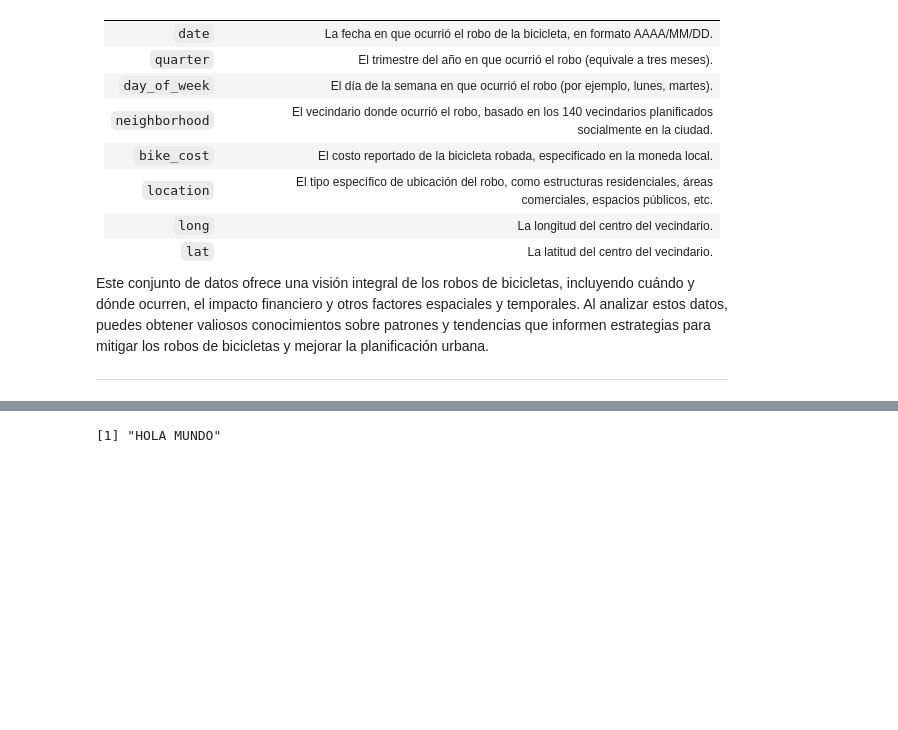
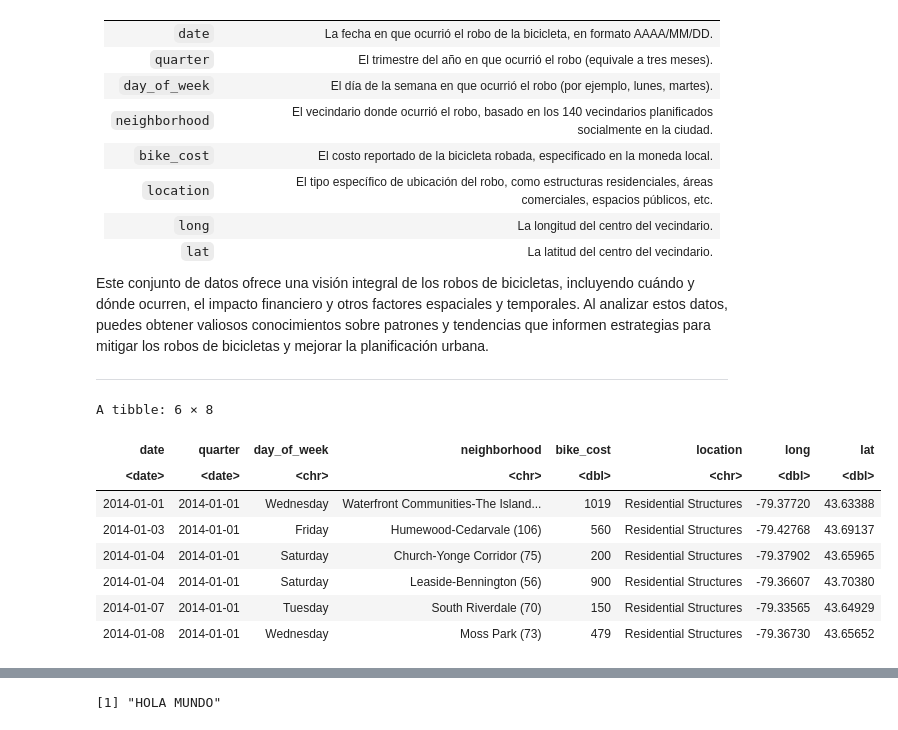
Before and after one commit to olmedoj/tarea-en-r, a Jupyter notebook: ANALISIS DE DATOS EN R II.ipynb, the cells around one changed output, grey strips where cells are left out. Drawn from its saved outputs; the diff is of its cells as text; code cells hidden in the pictures; blank space fills up the shorter version.

```diff
--- a/ANALISIS DE DATOS EN R II.ipynb
+++ b/ANALISIS DE DATOS EN R II.ipynb
@@ -643,9 +893,19 @@ Este conjunto de datos ofrece una visión integral de los robos de bicicletas, i
 # %%
 ## Load tidyverse package
 library(tidyverse)
 ## Read `bike_data`
-bike_data <- read_csv("data/Cleaned_Bicycle_Thefts_Open_Data.csv")
+bike_data <- read_csv("/kaggle/input/tarear2/Cleaned_Bicycle_Thefts_Open_Data.csv",show_col_types = FALSE)
 ## Take a glance of the `bike_data`
 head(bike_data)
+# %% [output]
+A tibble: 6 × 8
+| date | quarter | day_of_week | neighborhood | bike_cost | location | long | lat |
+| <date> | <date> | <chr> | <chr> | <dbl> | <chr> | <dbl> | <dbl> |
+| 2014-01-01 | 2014-01-01 | Wednesday | Waterfront Communities-The Island... | 1019 | Residential Structures | -79.37720 | 43.63388 |
+| 2014-01-03 | 2014-01-01 | Friday | Humewood-Cedarvale (106) | 560 | Residential Structures | -79.42768 | 43.69137 |
+| 2014-01-04 | 2014-01-01 | Saturday | Church-Yonge Corridor (75) | 200 | Residential Structures | -79.37902 | 43.65965 |
+| 2014-01-04 | 2014-01-01 | Saturday | Leaside-Bennington (56) | 900 | Residential Structures | -79.36607 | 43.70380 |
+| 2014-01-07 | 2014-01-01 | Tuesday | South Riverdale (70) | 150 | Residential Structures | -79.33565 | 43.64929 |
+| 2014-01-08 | 2014-01-01 | Wednesday | Moss Park (73) | 479 | Residential Structures | -79.36730 | 43.65652 |
 # %%
 library(tidyverse)
```
Also changed, not shown: parts of 62 cells of this notebook, 1 other file.
